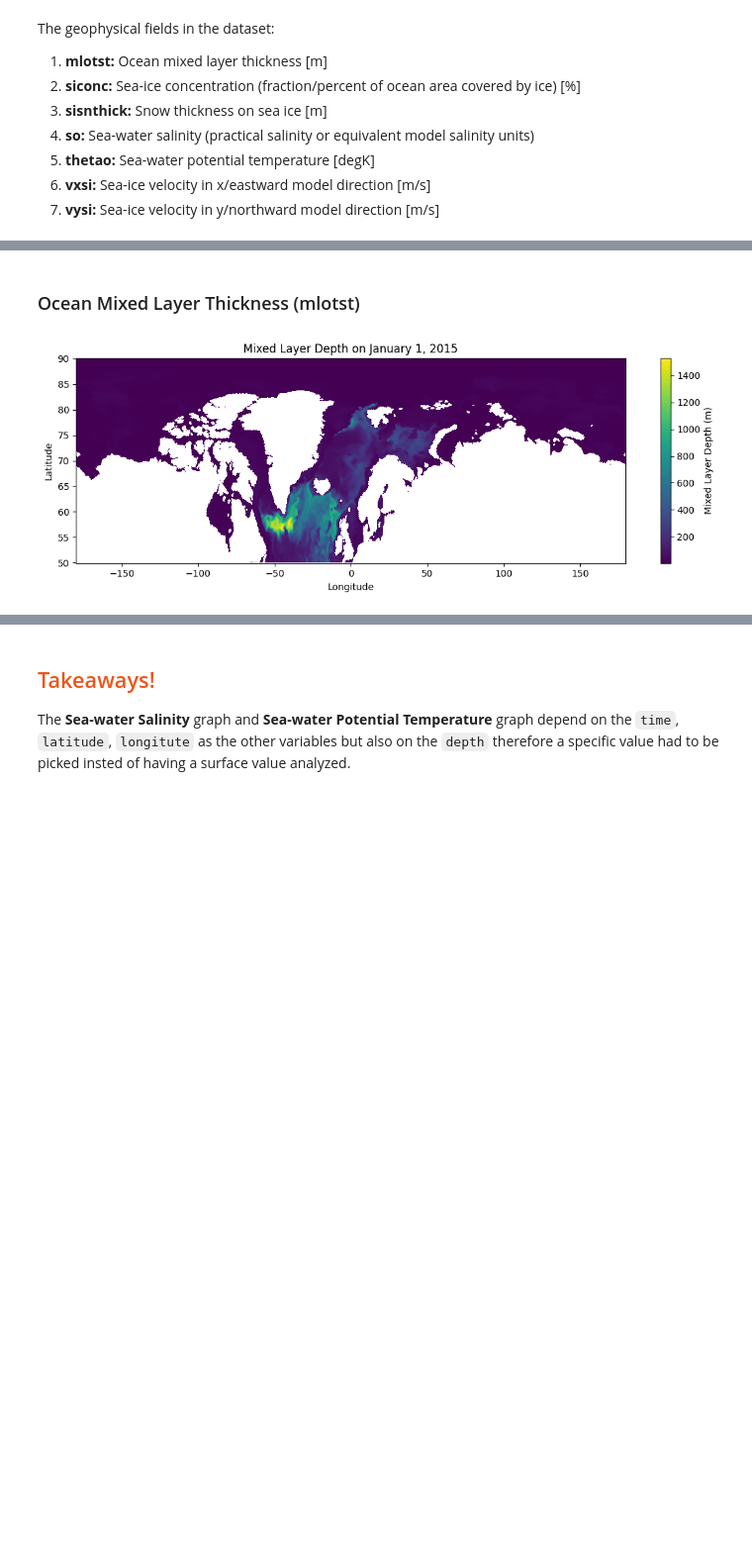
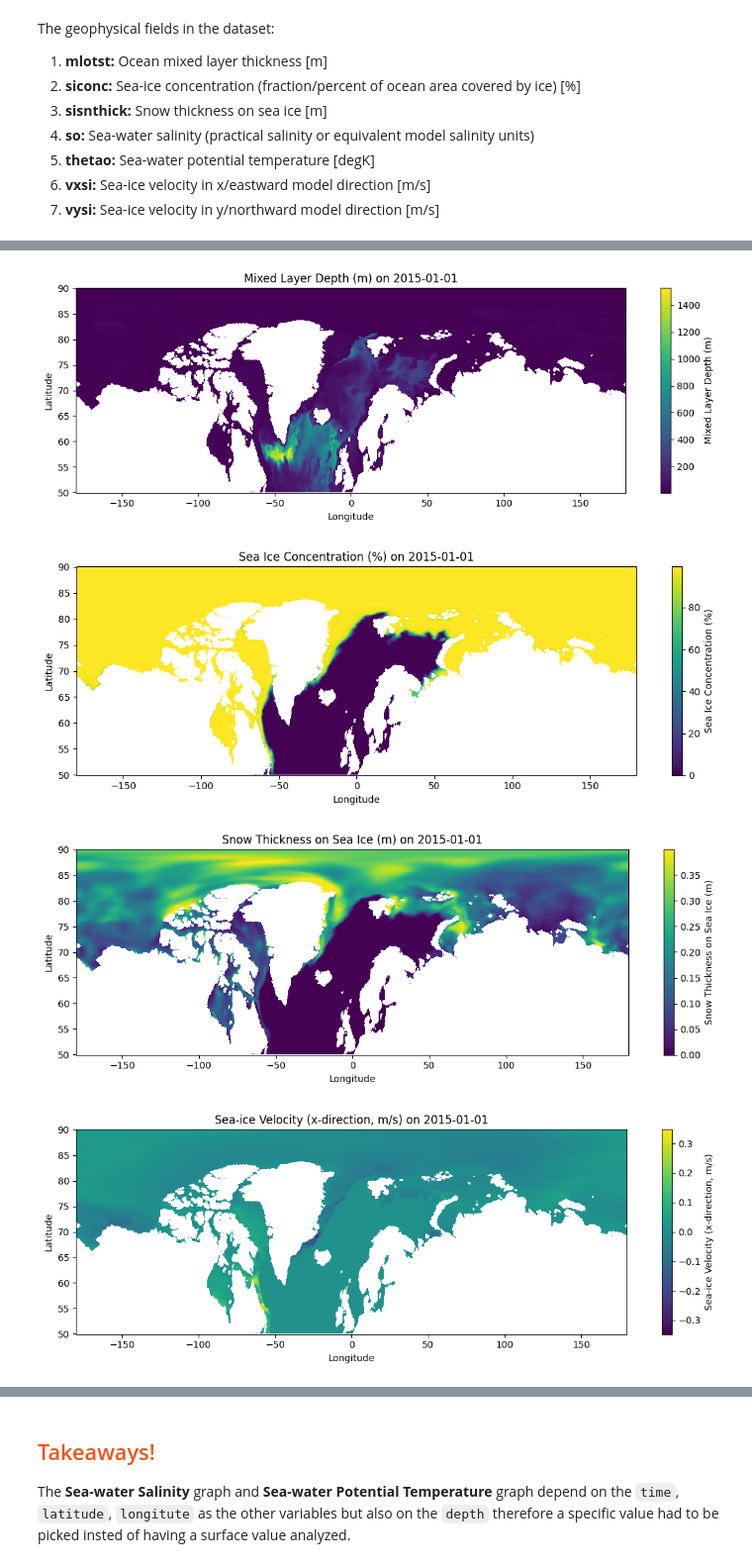
Before and after one commit to natslimak/OceanCourses, a Jupyter notebook: DigitalOcean/Assignment_2/Script.ipynb, the cells around one changed output, grey strips where cells are left out. Shown at 99% size. Drawn from its saved outputs; the diff is of its cells as text; code cells hidden in the pictures; blank space fills up the shorter version.

```diff
--- a/DigitalOcean/Assignment_2/Script.ipynb
+++ b/DigitalOcean/Assignment_2/Script.ipynb
@@ -98,12 +129,13 @@ def plot_variable_map(ds, variable, time_sel, cbar_label, title, depth_sel=None)
     return
-# %% [markdown]
-### Ocean Mixed Layer Thickness (mlotst)
 # %%
-plot_variable_map(
-    ds,
-    variable='mlotst',
-    time_sel='2015-01-01',
-    cbar_label='Mixed Layer Depth (m)',
-    title='Mixed Layer Depth on January 1, 2015')
+# ===== Maps for all variables on January 1, 2015 ======
+plot_variable_map(ds, variable='mlotst', time_sel='2015-01-01')
+plot_variable_map(ds, variable='siconc', time_sel='2015-01-01')
+plot_variable_map(ds, variable='sisnthick', time_sel='2015-01-01')
+plot_variable_map(ds, variable='vxsi', time_sel='2015-01-01')
+plot_variable_map(ds, variable='vysi', time_sel='2015-01-01')
 # %% [output]
 [figure]
+[figure, added]
+[figure, added]
+[figure, added]
```
Also changed, not shown: parts of 37 cells of this notebook, 2 other files.
